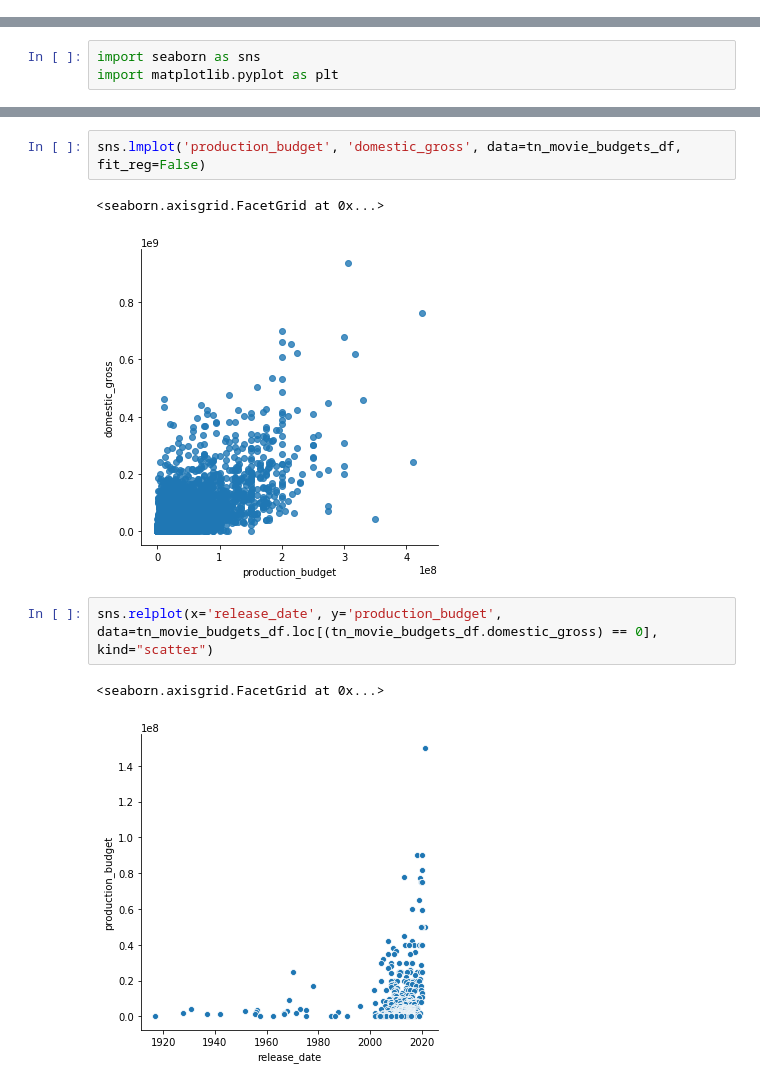
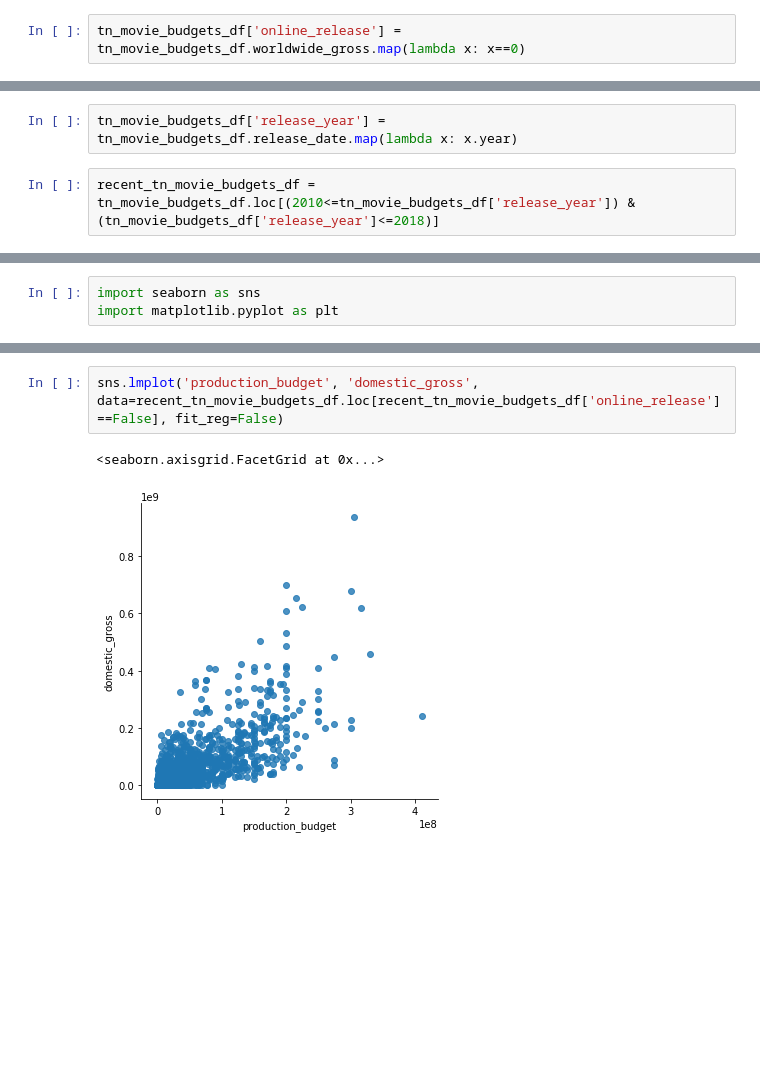
Before and after one commit to mishaberrien/Movie-Performance-Analysis, a Jupyter notebook: grab_and_explore_movie_data.ipynb, the cells around one changed output, grey strips where cells are left out. Cells and saved outputs as stored; diff of their text form; blank space fills up the shorter version.

Commit message:
Visualization of separated data

```diff
--- a/grab_and_explore_movie_data.ipynb
+++ b/grab_and_explore_movie_data.ipynb
@@ -413,0 +397,2 @@
+# %%
+tn_movie_budgets_df['online_release'] = tn_movie_budgets_df.worldwide_gross.map(lambda x: x==0)
@@ -413,0 +401,4 @@
+# %%
+tn_movie_budgets_df['release_year'] = tn_movie_budgets_df.release_date.map(lambda x: x.year)
+# %%
+recent_tn_movie_budgets_df = tn_movie_budgets_df.loc[(2010<=tn_movie_budgets_df['release_year']) & (tn_movie_budgets_df['release_year']<=2018)]
@@ -417,10 +433,5 @@ import matplotlib.pyplot as plt
 # %%
-sns.lmplot('production_budget', 'domestic_gross', data=tn_movie_budgets_df, fit_reg=False)
+sns.lmplot('production_budget', 'domestic_gross', data=recent_tn_movie_budgets_df.loc[recent_tn_movie_budgets_df['online_release']==False], fit_reg=False)
 # %% [output]
 <seaborn.axisgrid.FacetGrid at 0x...>
-[figure, old version]
+[figure, new version]
-# %%
-sns.relplot(x='release_date', y='production_budget', data=tn_movie_budgets_df.loc[(tn_movie_budgets_df.domestic_gross) == 0], kind="scatter")
-# %% [output]
-<seaborn.axisgrid.FacetGrid at 0x...>
-[figure, removed]
```
Also changed, not shown: parts of 22 cells of this notebook.
